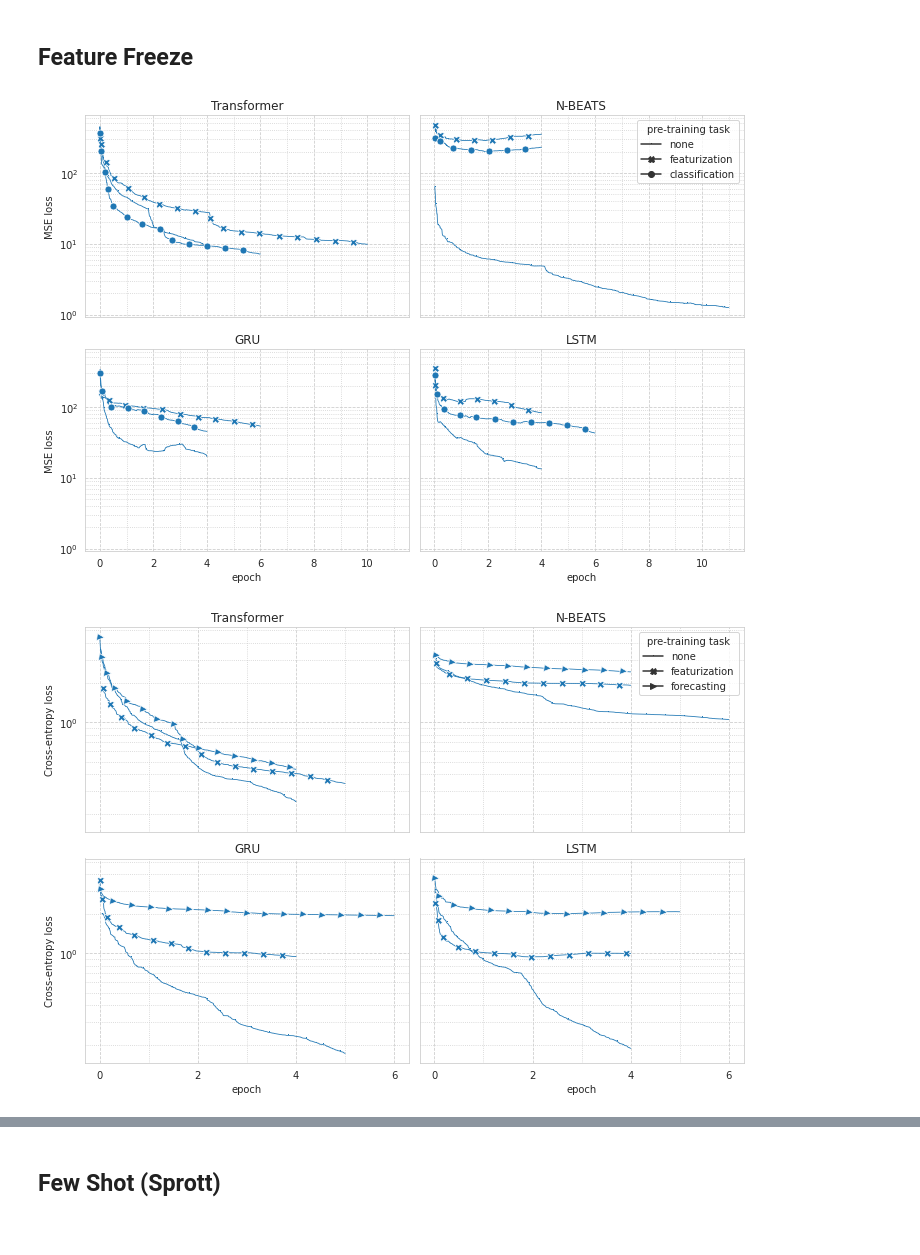
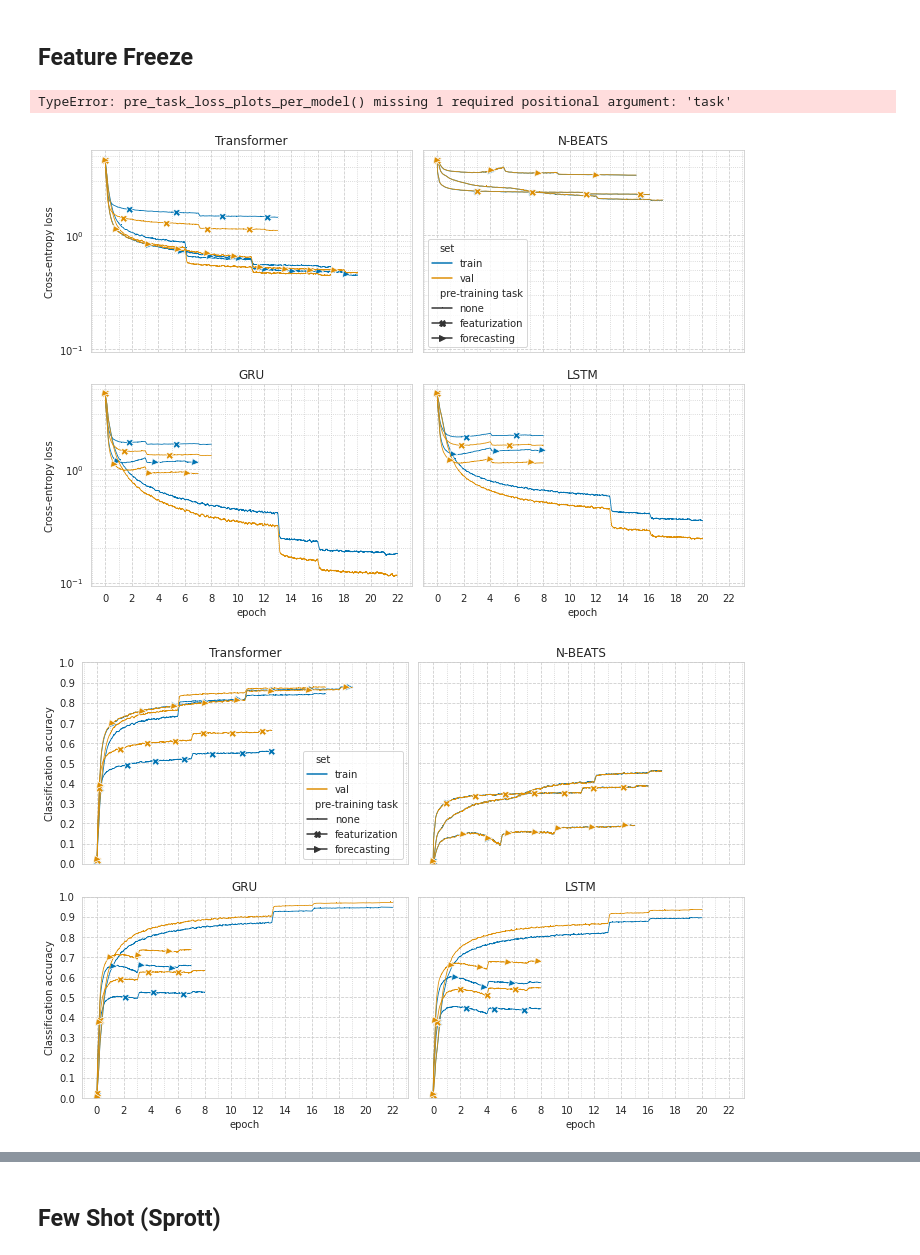
Before and after one commit to streitl/validyna, a Jupyter notebook: notebooks/Plot Results.ipynb, the cells around one changed output, grey strips where cells are left out. Drawn from its saved outputs; the diff is of its cells as text; code cells hidden in the pictures.

```diff
--- a/notebooks/Plot Results.ipynb
+++ b/notebooks/Plot Results.ipynb
@@ -23,6 +26,7 @@ def plot(
     fig_name=None,
     fig_size=(8, 4),
     xticks_every=3,
+    yticks_every=None,
     xticks_minor=None,
     markersize=10,
     linewidth=0.8,
@@ -43,6 +47,8 @@ def plot(
     if xticks_minor is None:
         xticks_minor = xticks_every
     fgrid.xaxis.set_minor_locator(AutoMinorLocator(xticks_minor))
+    if yticks_every is not None:
+        fgrid.yaxis.set_major_locator(MultipleLocator(yticks_every))
 
     fgrid.grid(which='major', color='#CCCCCC', linestyle='--')
     fgrid.grid(which='minor', color='#CCCCCC', linestyle=':')
@@ -80,5 +63,6 @@ def process_project(project: str, rolling_window: int = 200, ignore=None):
 # %%
 def plots_per_model(data: pd.DataFrame,
+                    x='epoch',
                     ylogscale: bool = False,
                     legend_pos: int = 1,
                     markers=markers,
@@ -92,7 +76,7 @@ def plots_per_model(data: pd.DataFrame,
         curr_ax = axes[i // 2, i % 2]
         plot(
             data=data[data.model == model],
-            x='epoch',
+            x=x,
             markers=markers,
             legend=(i==legend_pos),
             ax=curr_ax,
@@ -108,15 +92,20 @@ def plots_per_model(data: pd.DataFrame,
         handles, labels = legend_ax.get_legend_handles_labels()
         legend_ax.legend(handles=handles, labels=labels, ncol=ncol)
     fig.set_tight_layout(True)
+    if sharex:
+        axes[0, 0].set_xlim([data['epoch'].min(), data['epoch'].max()+0.5])
     if ylogscale and sharey:
         axes[0, 0].set_yscale('log')
     return fig, axes
 
-def accuracy_plots_per_model(y=None, **kwargs):
-    return plots_per_model(ylim=(0, 1), y=y or 'acc.train', ylabel='Classification accuracy', **kwargs)
+def accuracy_plots_per_model(data, y='value', ylabel='Classification accuracy', ylim=(0, 1), **kwargs):
+    return plots_per_model(data=data[data.metric == 'acc'], y=y, ylabel=ylabel, ylim=ylim, **kwargs)
 
-def cross_loss_plots_per_model(y=None, **kwargs):
-    return plots_per_model(ylogscale=True, y=y or 'loss.cross.train', ylabel='Cross-entropy loss', **kwargs)
+def cross_loss_plots_per_model(data, y='value', ylabel='Cross-entropy loss', ylogscale=True, **kwargs):
+    return plots_per_model(data=data[data.metric == 'loss.cross'], y=y, ylabel=ylabel, ylogscale=ylogscale, **kwargs)
 
-def mse_loss_plots_per_model(y=None, **kwargs):
-    return plots_per_model(ylogscale=True, y=y or 'loss.mse.train', ylabel='MSE loss', **kwargs)
+def mse_loss_plots_per_model(data, y='value', ylabel='MSE loss', ylogscale=True, **kwargs):
+    return plots_per_model(data=data[data.metric == 'loss.mse'], y=y, ylabel=ylabel, ylogscale=ylogscale, **kwargs)
+
+def triplet_loss_plots_per_model(data, y='value', ylabel='Triplet loss', ylogscale=True, **kwargs):
+    return plots_per_model(data=data[data.metric == 'loss.triplet'], y=y, ylabel=ylabel, ylogscale=ylogscale, **kwargs)
@@ -145,10 +158,27 @@ def pre_task_loss_plots_per_model(df: pd.DataFrame, task: str, **kwargs):
+# %%
+fig, axes = pre_task_loss_plots_per_model(ff, task='forecasting', **p_ff)
+fig.savefig('../../Resources/Thesis/feature-freeze-forecasting-loss.pdf', format='pdf');
+# %% [output]
+TypeError: pre_task_loss_plots_per_model() missing 1 required positional argument: 'task'
 # %%
-fig, axes = pre_task_loss_plots_per_model(df, task='forecasting', xticks_every=2, markersize=7, markevery=0.05)
-fig.savefig('../../Resources/ICML SCIS Paper/forecasting-loss.pdf', format='pdf');
+fig, axes = pre_task_loss_plots_per_model(df_ff, hue='set', hue_order=['train', 'val'], task='classification', xticks_every=2, markersize=7, markevery=0.2)
+fig.savefig('../../Resources/Thesis/feature-freeze-classification-loss.pdf', format='pdf');
 # %% [output]
-[figure, old version]
+[figure, new version]
 # %%
-fig, axes = pre_task_loss_plots_per_model(df, task='classification', xticks_every=2, markersize=7, markevery=0.05)
-fig.savefig('../../Resources/ICML SCIS Paper/classification-loss.pdf', format='pdf');
+fig, axes = accuracy_plots_per_model(
+    data=df_ff,
+    hue='set',
+    hue_order=['train', 'val'],
+    style='pre-training task',
+    style_order=list(filter(lambda s: s != 'classification', tasks)),
+    xticks_every=2,
+    legend_pos=0,
+    markersize=7,
+    markevery=0.2,
+    yticks_every=0.1,
+    ncol=1,
+)
+fig.savefig('../../Resources/Thesis/feature-freeze-classification-accuracy.pdf', format='pdf');
 # %% [output]
-[figure, old version]
+[figure, new version]
```
Also changed, not shown: parts of 38 cells of this notebook, 2 other files.
